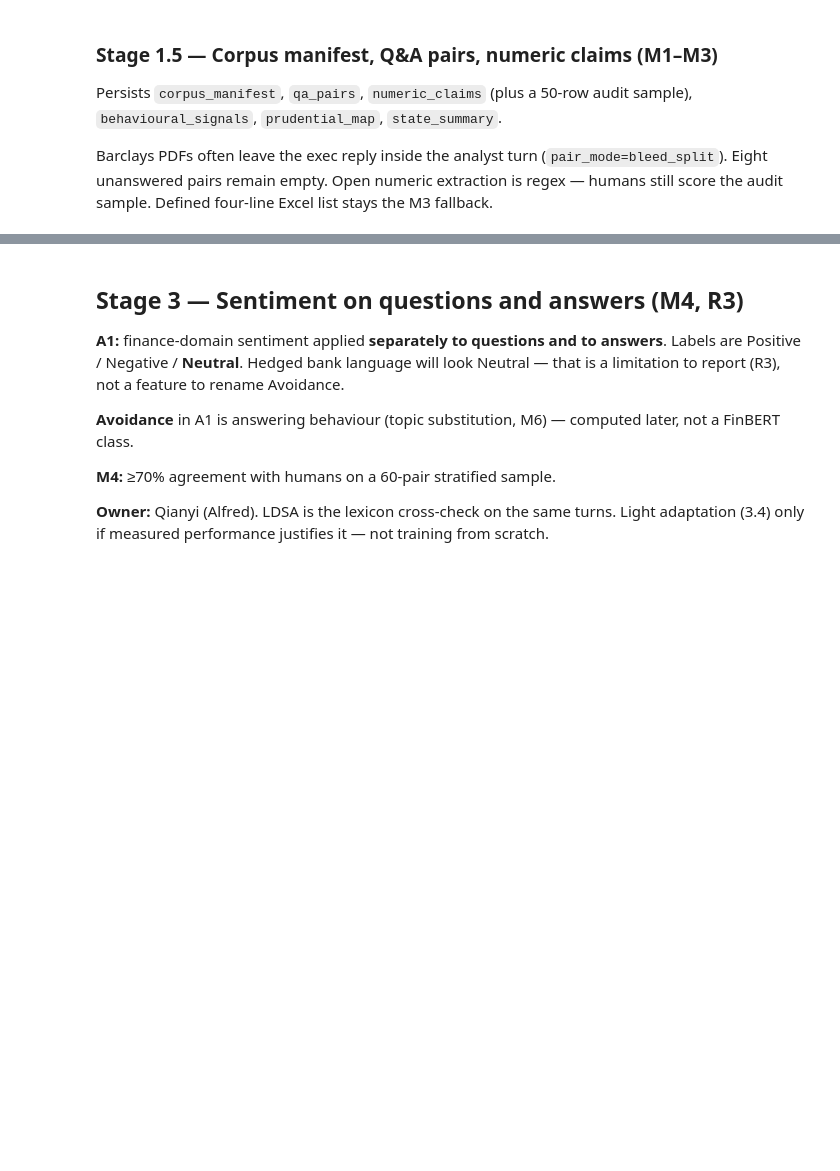
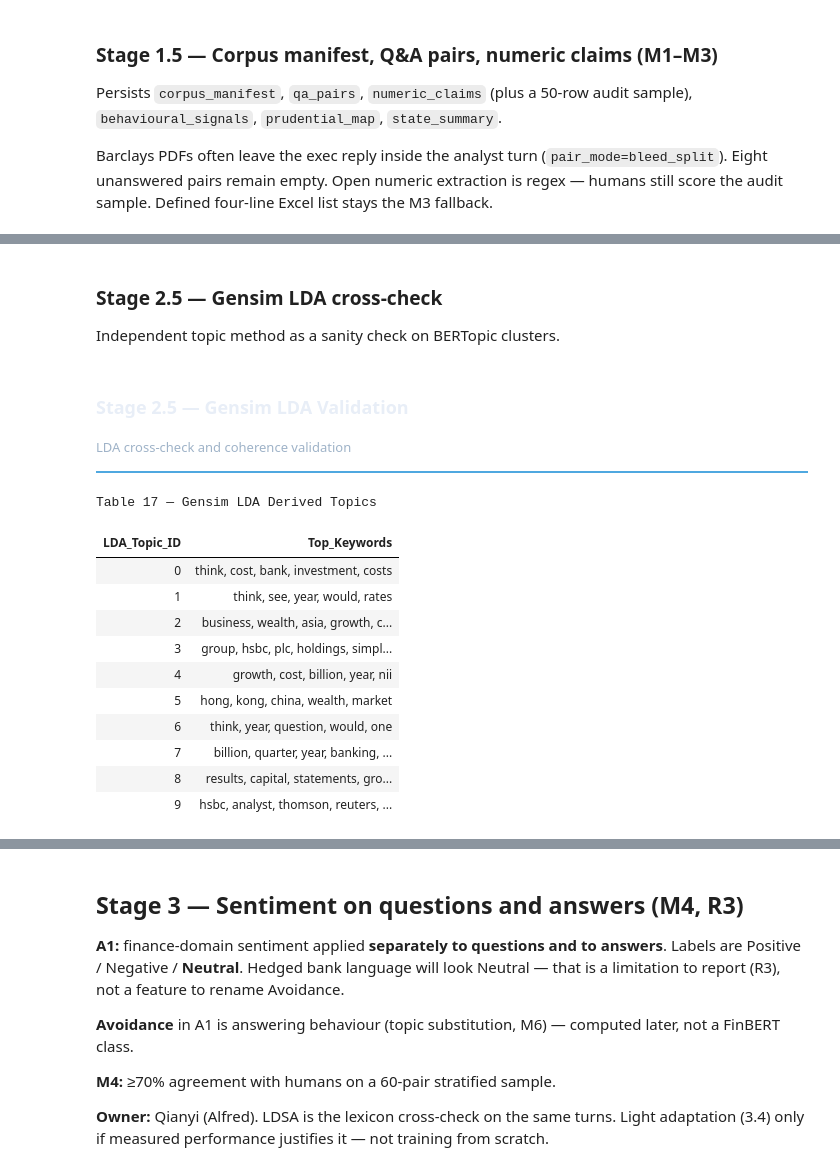
Before and after one commit to susanavenda/boe-earnings-insights, a Jupyter notebook: notebooks/boe_earnings_insights.ipynb, the cells around one changed output, grey strips where cells are left out. Saved outputs shown, nothing was run; the diff lists cells and outputs as text; code cells hidden in the pictures; blank space fills up the shorter version.

```diff
--- a/notebooks/boe_earnings_insights.ipynb
+++ b/notebooks/boe_earnings_insights.ipynb
@@ -1559,0 +1749,62 @@ Coherence is a relative topic-quality signal, not a risk alert. Soft sentiment q
+# %% [markdown]
+### Stage 2.5 — Gensim LDA cross-check
+
+Independent topic method as a sanity check on BERTopic clusters.
+# %%
+## @title 2.5 Gensim LDA Topic Validation
+section_header('Stage 2.5 — Gensim LDA Validation', 'LDA cross-check and coherence validation')
+
+stop_words = set(stopwords.words('english'))
+
+def preprocess_lda(text):
+    tokens = word_tokenize(str(text).lower())
+    return [t for t in tokens if t.isalpha() and t not in stop_words and len(t) > 2]
+
+processed_docs = [preprocess_lda(d) for d in docs]
+dictionary = corpora.Dictionary(processed_docs)
+dictionary.filter_extremes(no_below=2, no_above=0.85)
+corpus_lda = [dictionary.doc2bow(doc) for doc in processed_docs]
+
+# Fit LDA Model matching the 10 target topics
+num_lda_topics = 10
+lda_model = LdaModel(
+    corpus=corpus_lda,
+    id2word=dictionary,
+    num_topics=num_lda_topics,
+    random_state=42,
+    passes=10,
+    alpha='auto'
+)
+
+# Assign primary LDA topic to each turn
+lda_topic_assignments = []
+for bow in corpus_lda:
+    topic_probs = lda_model.get_document_topics(bow)
+    best_topic = max(topic_probs, key=lambda x: x[1])[0] if topic_probs else -1
+    lda_topic_assignments.append(best_topic)
+
+df_turns['lda_topic_id'] = lda_topic_assignments
+
+lda_topics_summary = []
+for idx in range(num_lda_topics):
+    words = lda_model.show_topic(idx, topn=5)
+    word_str = ", ".join([w[0] for w in words])
+    lda_topics_summary.append({'LDA_Topic_ID': idx, 'Top_Keywords': word_str})
+
+df_lda_summary = pd.DataFrame(lda_topics_summary)
+display_table(df_lda_summary, title='Gensim LDA Derived Topics')
+# %% [output]
+Stage 2.5 — Gensim LDA Validation
+LDA cross-check and coherence validation
+Table 17 — Gensim LDA Derived Topics
+| LDA_Topic_ID | Top_Keywords |
+| 0 | think, cost, bank, investment, costs |
+| 1 | think, see, year, would, rates |
+| 2 | business, wealth, asia, growth, c... |
+| 3 | group, hsbc, plc, holdings, simpl... |
+| 4 | growth, cost, billion, year, nii |
+| 5 | hong, kong, china, wealth, market |
+| 6 | think, year, question, would, one |
+| 7 | billion, quarter, year, banking, ... |
+| 8 | results, capital, statements, gro... |
+| 9 | hsbc, analyst, thomson, reuters, ... |
```
Also changed, not shown: parts of 31 cells of this notebook.
